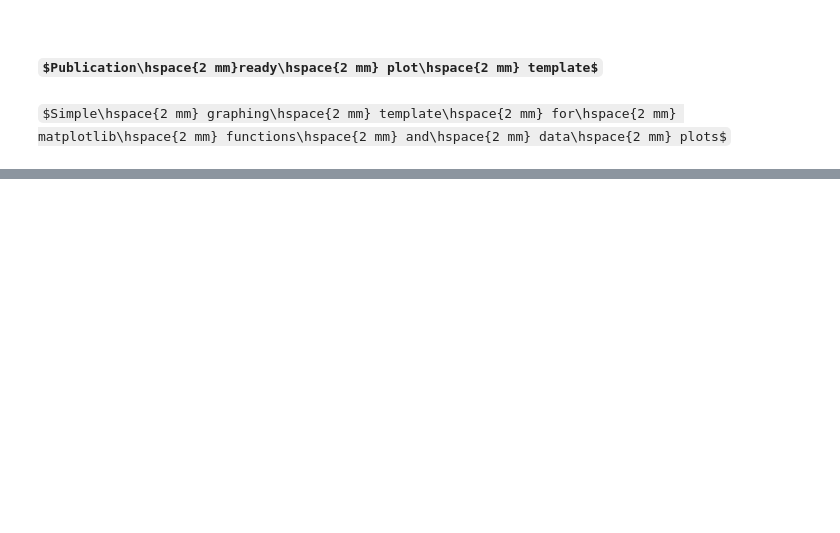
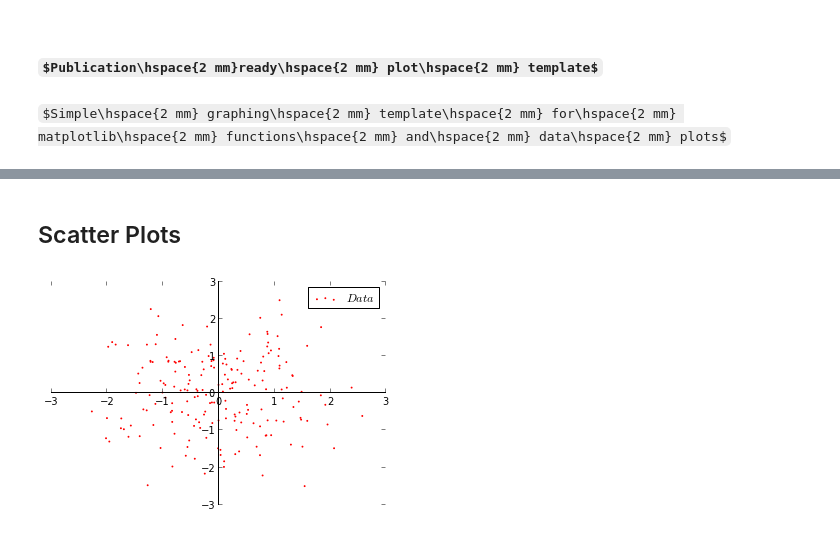
Before and after one commit to jeziegle/PHYS202-S13, a Jupyter notebook: Week3/PlotTemplates.ipynb, the cells around one changed output, grey strips where cells are left out. Cells and saved outputs as stored; diff of their text form; code cells hidden in the pictures; some formulas as TeX source; blank space fills up the shorter version.

```diff
--- a/Week3/PlotTemplates.ipynb
+++ b/Week3/PlotTemplates.ipynb
@@ -27,0 +67,26 @@ show()
+# %% [markdown]
+Scatter Plots
+-
+# %%
+#Number of data points
+n = 200
+#Store data into dummy variables
+X = random.normal(0, 1, n)
+Y = random.normal(0, 1, n)
+#Plot stuff nicely, with labels
+scatter(X, Y, color = 'red', s = .8, label = "$Data$")
+#Label axes
+xlabel("$X$ $Axis$")
+ylabel("$Y$ $Axis$")
+#Enable legend, with a good location
+legend(loc = 'best')
+#Set spines that we dont want to see to colorless
+ax = gca()
+ax.spines['right'].set_color('none')
+ax.spines['top'].set_color('none')
+#Center axes at zero
+ax.spines['left'].set_position('zero')
+ax.spines['bottom'].set_position('zero')
+show()
+# %% [output]
+[figure, added]
```
Also changed, not shown: parts of 4 cells of this notebook.
